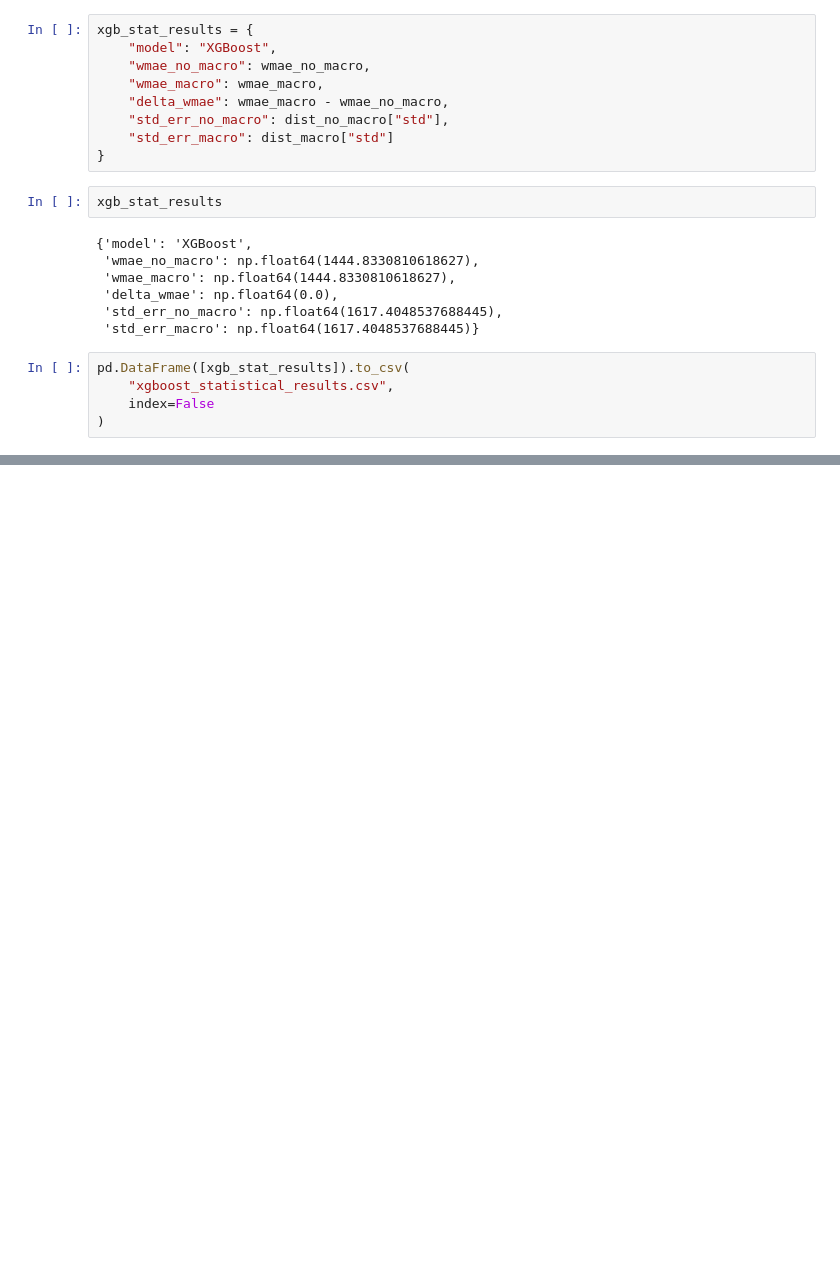
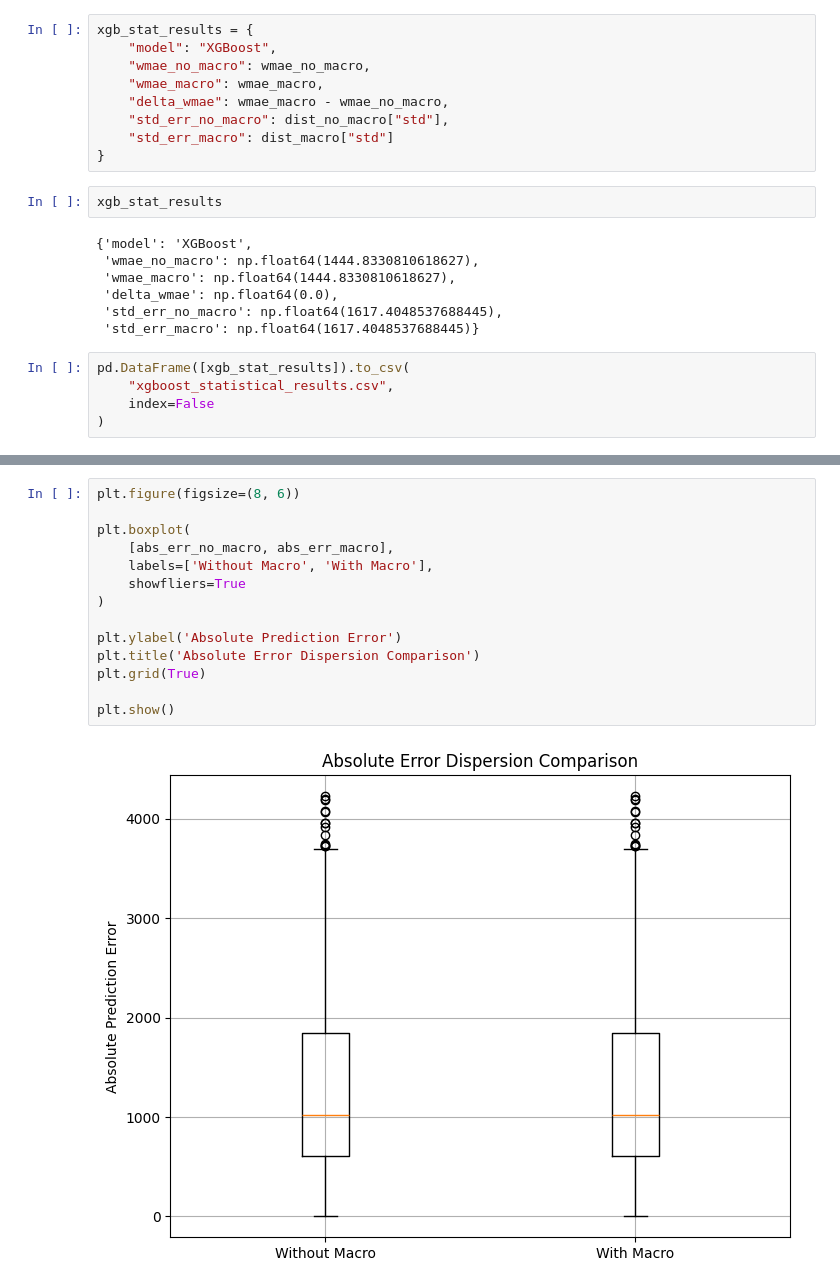
Before and after one commit to NichBry25/BitcoinPricePrediction, a Jupyter notebook: BTCForecasting_XGBoost.ipynb, the cells around one changed output, grey strips where cells are left out. Drawn from its saved outputs; the diff is of its cells as text; blank space fills up the shorter version.

```diff
--- a/BTCForecasting_XGBoost.ipynb
+++ b/BTCForecasting_XGBoost.ipynb
@@ -599,0 +616,16 @@ pd.DataFrame([xgb_stat_results]).to_csv(
+# %%
+plt.figure(figsize=(8, 6))
+
+plt.boxplot(
+    [abs_err_no_macro, abs_err_macro],
+    labels=['Without Macro', 'With Macro'],
+    showfliers=True
+)
+
+plt.ylabel('Absolute Prediction Error')
+plt.title('Absolute Error Dispersion Comparison')
+plt.grid(True)
+
+plt.show()
+# %% [output]
+[figure, added]
```
Also changed, not shown: parts of 3 cells of this notebook.
